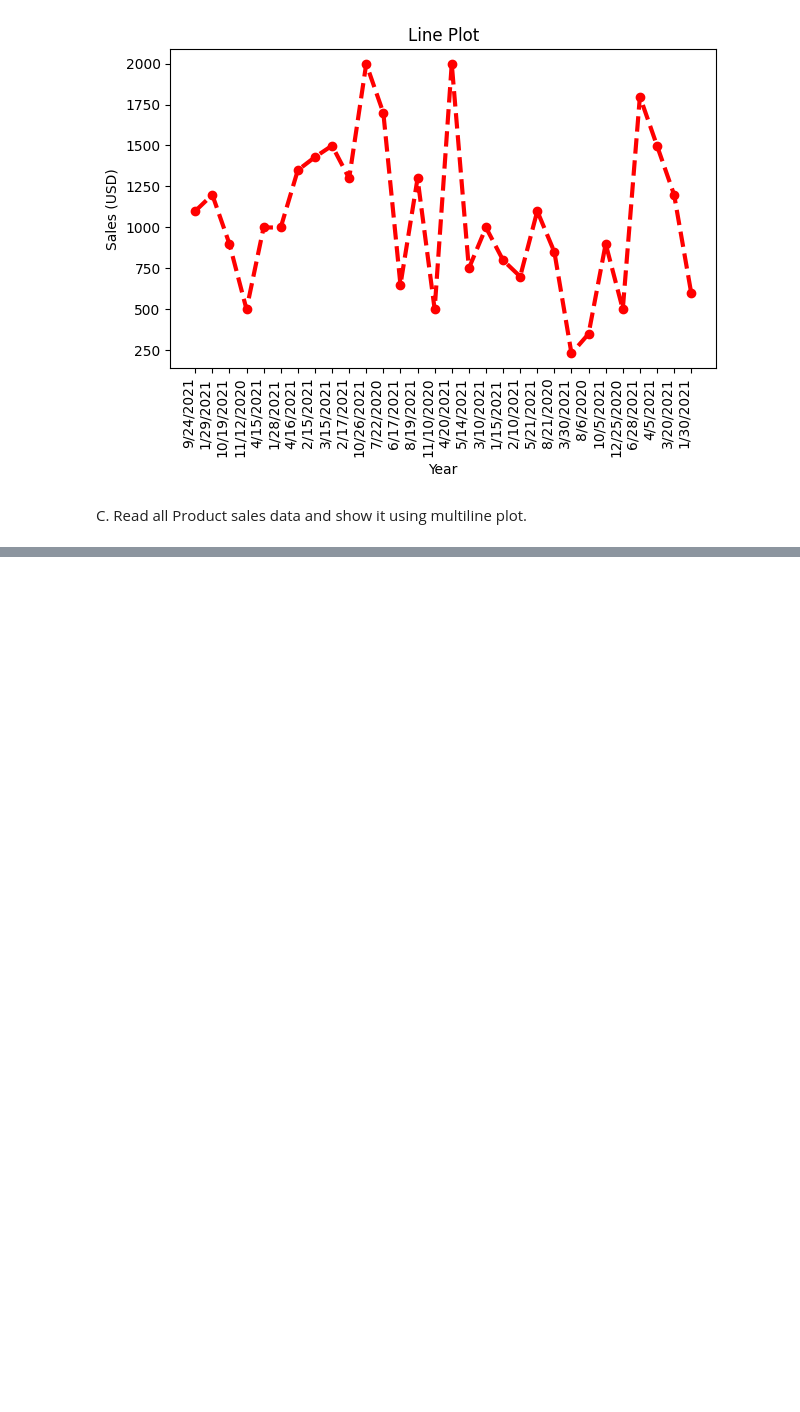
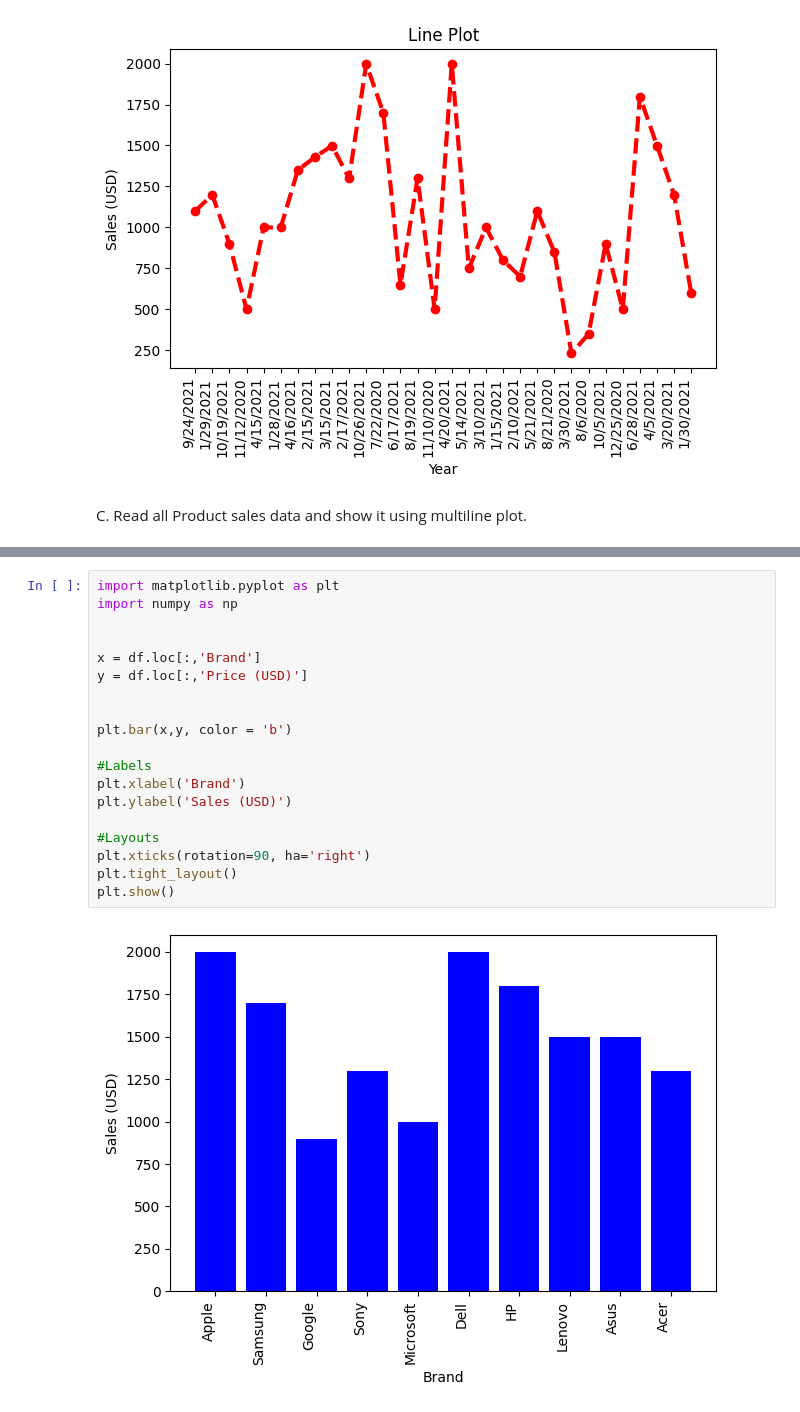
Before and after one commit to Reuel-Christian-Pornobe/VDA-CPE031-CPE21S4, a Jupyter notebook: Exercise_9.ipynb, the cells around one changed output, grey strips where cells are left out. Drawn from its saved outputs; the diff is of its cells as text; blank space fills up the shorter version.

```diff
--- a/Exercise_9.ipynb
+++ b/Exercise_9.ipynb
@@ -88,0 +117,21 @@ C. Read all Product sales data and show it using multiline plot.
+# %%
+import matplotlib.pyplot as plt
+import numpy as np
+
+
+x = df.loc[:,'Brand']
+y = df.loc[:,'Price (USD)']
+
+
+plt.bar(x,y, color = 'b')
+
+#Labels
+plt.xlabel('Brand')
+plt.ylabel('Sales (USD)')
+
+#Layouts
+plt.xticks(rotation=90, ha='right')
+plt.tight_layout()
+plt.show()
+# %% [output]
+[figure, added]
```
Also changed, not shown: parts of 8 cells of this notebook.
